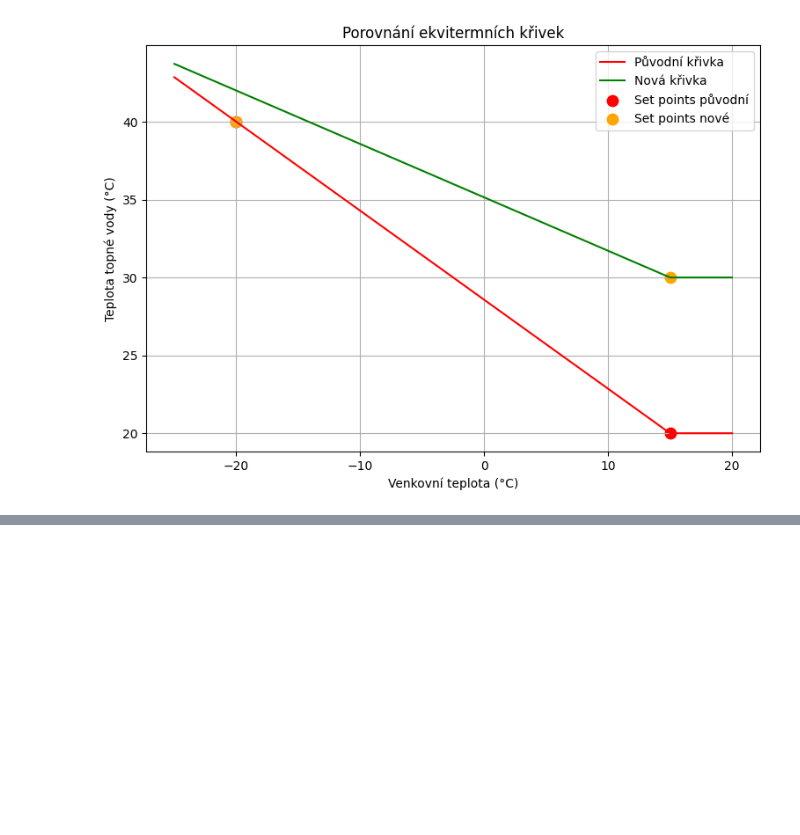
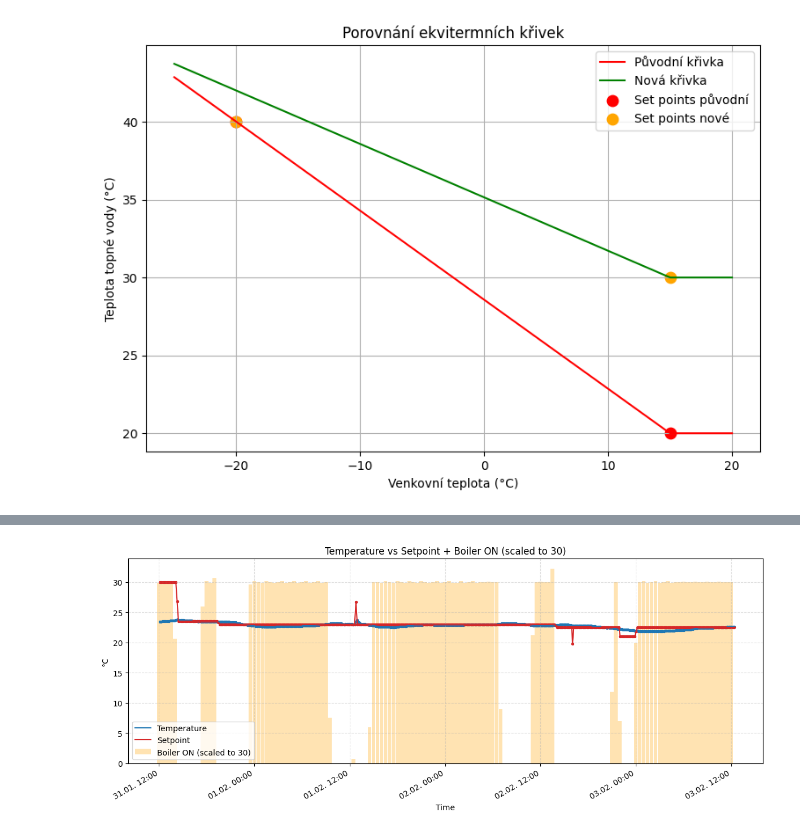
Before and after one commit to MarekCoderslab/Teploty_kotle, a Jupyter notebook: Teplota_kotle.ipynb, the cells around one changed output, grey strips where cells are left out. Drawn from its saved outputs; the diff is of its cells as text; code cells hidden in the pictures; blank space fills up the shorter version.

```diff
--- a/Teplota_kotle.ipynb
+++ b/Teplota_kotle.ipynb
@@ -267,0 +323,92 @@ df_pradelna
+# %%
+import pandas as pd
+import matplotlib.pyplot as plt
+import matplotlib.dates as mdates
+
+path = "/Users/Marek/Library/Mobile Documents/com~apple~CloudDocs/Documents/GitHub/Teploty_kotle/climate.csv"
+
+# Přeskočíme prvních 6 řádků (metadata)
+df_climate = pd.read_csv(path, skiprows=6)
+
+# Odstraníme poslední prázdný sloupec
+df_climate = df_climate.iloc[:, :6]
+
+# Přejmenujeme sloupce
+df_climate.columns = [
+    "timestamp",
+    "time_str",
+    "temperature",
+    "setpoint",
+    "boiler_on",
+    "boiler_off"
+]
+
+# Převod timestamp → datetime
+df_climate["time_utc"] = pd.to_datetime(df_climate["timestamp"], unit="s")
+
+# Převod textového času → datetime
+df_climate["time_local"] = pd.to_datetime(df_climate["time_str"])
+
+# -----------------------------
+# FILTR OD 31.1. 12:00
+# -----------------------------
+start = pd.to_datetime("2026-01-31 12:00")
+df_range = df_climate[df_climate["time_local"] >= start].copy()
+
+# -----------------------------
+# PŮLHODINOVÉ AGREGACE
+# -----------------------------
+df_range["half_hour"] = df_range["time_local"].dt.floor("30min")
+
+# boiler_on je v sekundách za 10 minut → max 600
+# půlhodina = 3 intervaly → max 1800
+# chceme max 30 → 1800 / 30 = 60
+df_bars = (
+    df_range.groupby("half_hour")["boiler_on"]
+    .sum()
+    .reset_index()
+)
+
+df_bars["intensity"] = df_bars["boiler_on"] / 60.0
+
+# -----------------------------
+# GRAF
+# -----------------------------
+fig, ax = plt.subplots(figsize=(12, 5))
+
+# Bar graf (intenzita topení)
+ax.bar(
+    df_bars["half_hour"],
+    df_bars["intensity"],
+    width=0.02,
+    color="orange",
+    alpha=0.3,
+    label="Boiler ON (scaled to 30)"
+)
+
+# Čáry
+ax.plot(df_range["time_local"], df_range["temperature"],
+        label="Temperature", color="tab:blue", linewidth=1.5)
+
+ax.plot(df_range["time_local"], df_range["setpoint"],
+        label="Setpoint", color="tab:red", linewidth=1.5)
+
+# Malé body
+ax.scatter(df_range["time_local"], df_range["temperature"], s=8, color="tab:blue")
+ax.scatter(df_range["time_local"], df_range["setpoint"], s=8, color="tab:red")
+
+# Popisky
+ax.set_title("Temperature vs Setpoint + Boiler ON (scaled to 30)")
+ax.set_xlabel("Time")
+ax.set_ylabel("°C")
+
+ax.grid(True, linestyle="--", alpha=0.4)
+ax.legend()
+
+ax.xaxis.set_major_formatter(mdates.DateFormatter('%d.%m. %H:%M'))
+fig.autofmt_xdate()
+
+plt.tight_layout()
+plt.show()
+# %% [output]
+[figure, added]
```
Also changed, not shown: parts of 9 cells of this notebook, 5 other files.
